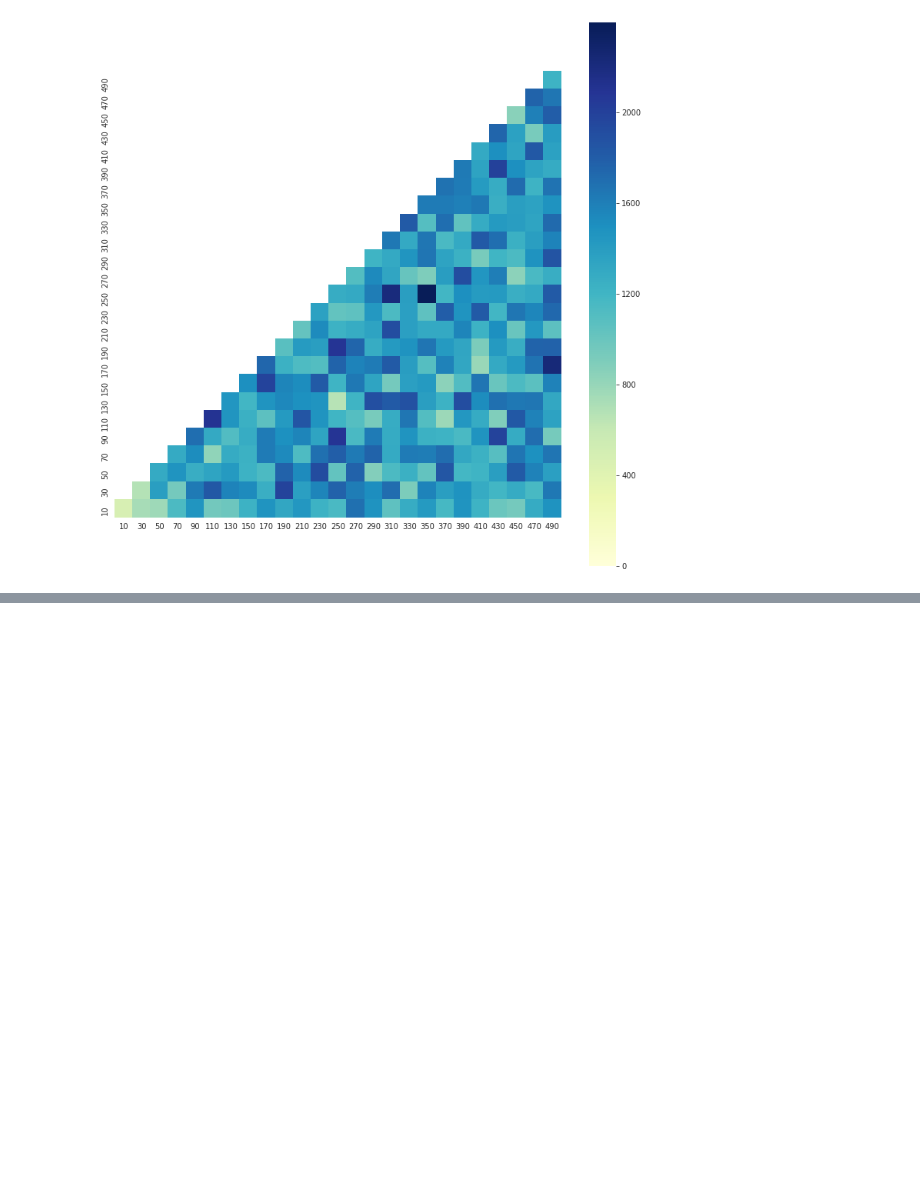
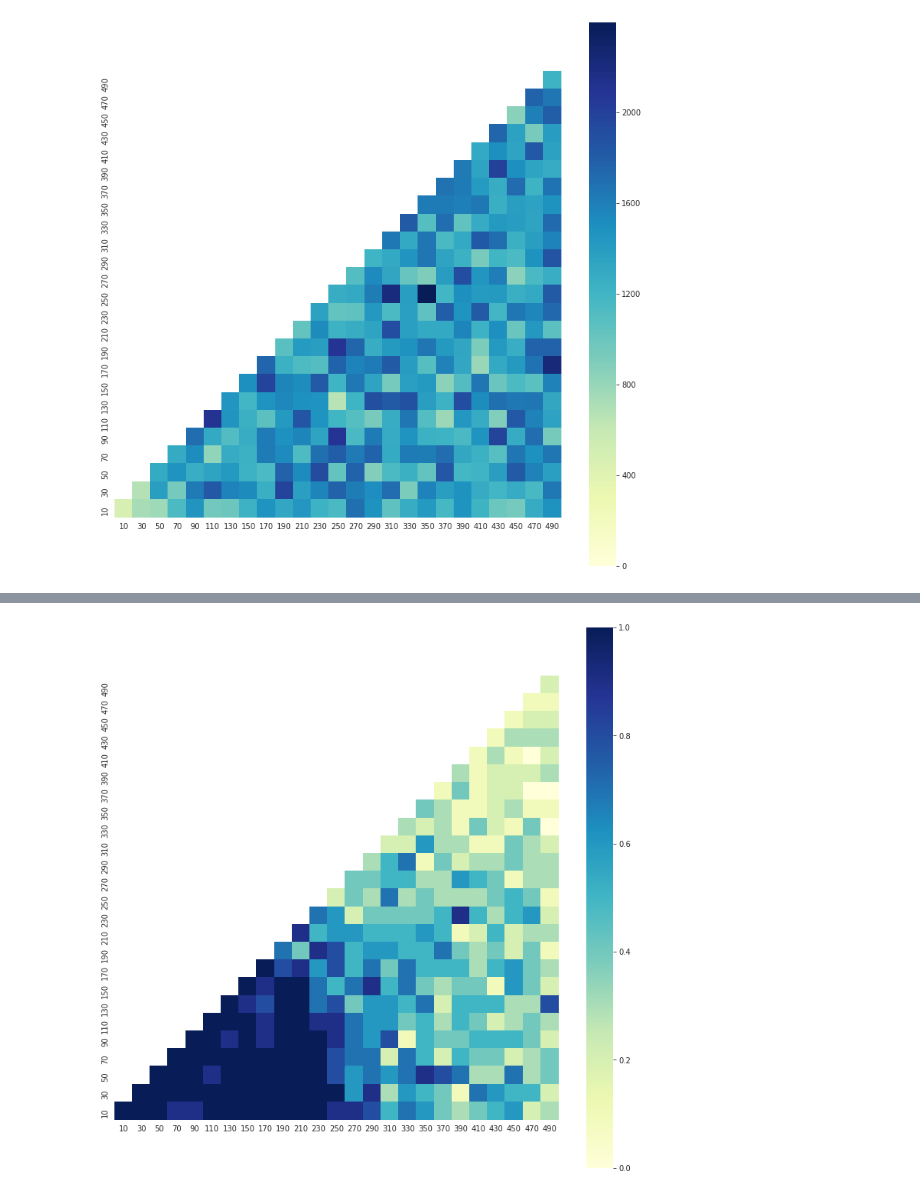
Before and after one commit to huajian1069/non-convex-optimisation, a Jupyter notebook: week 10.ipynb, the cells around one changed output, grey strips where cells are left out. Cells and saved outputs as stored; diff of their text form; code cells hidden in the pictures; blank space fills up the shorter version.

```diff
--- a/week 10.ipynb
+++ b/week 10.ipynb
@@ -243,0 +223,4 @@ data = exps.do()
+# %%
+exps2.analyser.plot_hotmap_prob()
+# %% [output]
+[figure, added]
```
Also changed, not shown: parts of 43 cells of this notebook, 19 other files.
